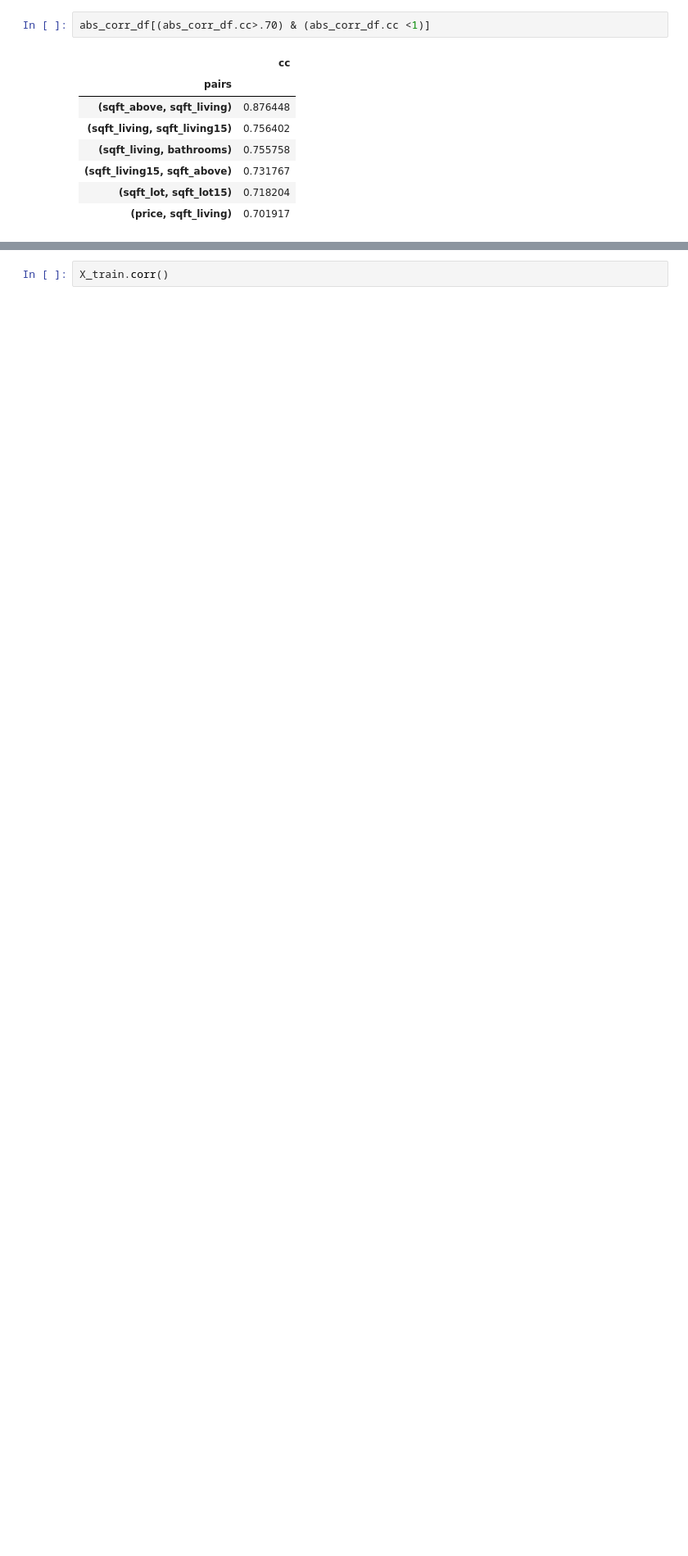
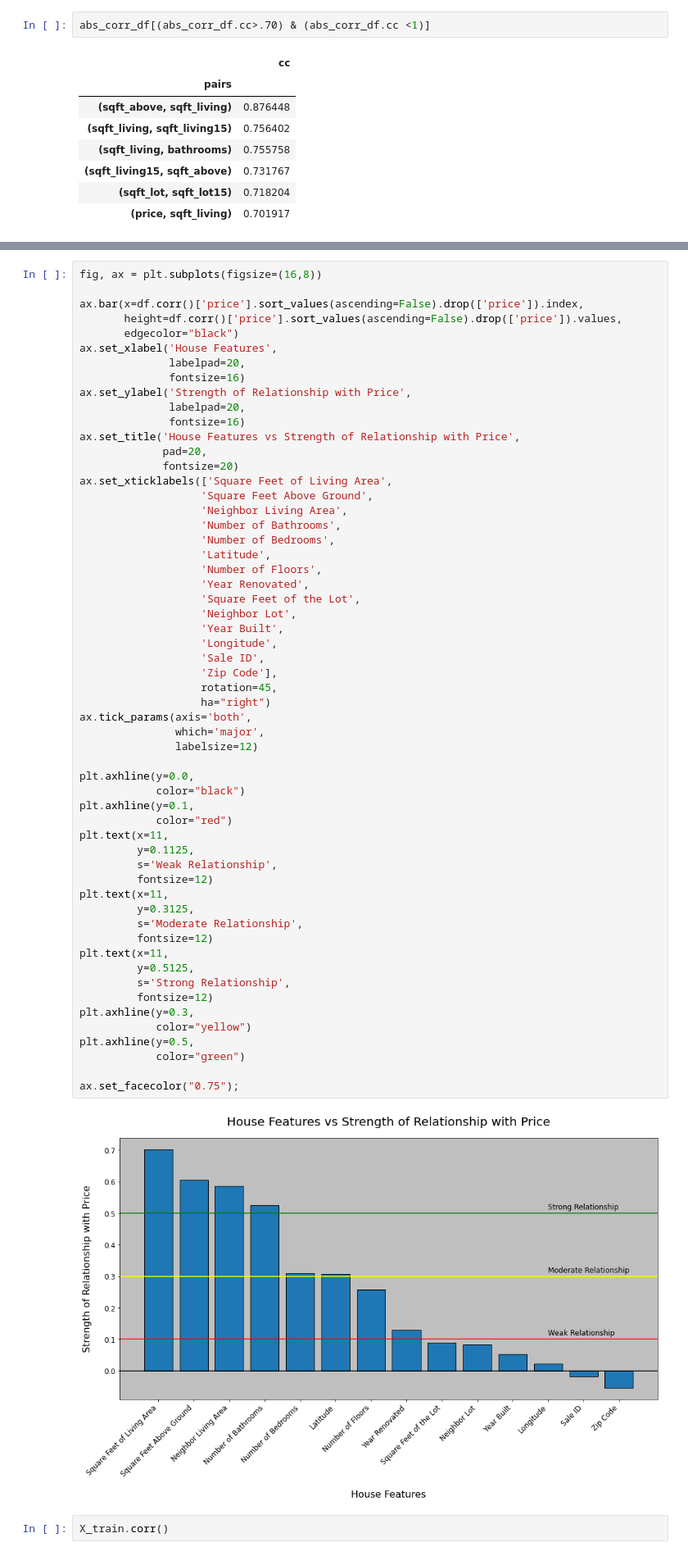
Before and after one commit to ChumpyDuelle/dsc-phase-2-project-v2-3, a Jupyter notebook: student.ipynb, the cells around one changed output, grey strips where cells are left out. Shown at 82% size. Saved outputs shown, nothing was run; the diff lists cells and outputs as text; blank space fills up the shorter version.

Commit message:
added-correlation-visualization

```diff
--- a/student.ipynb
+++ b/student.ipynb
@@ -562,3 +597,62 @@ sns.heatmap(df.corr(), center=0, annot=True);
+# %%
+fig, ax = plt.subplots(figsize=(16,8))
+
+ax.bar(x=df.corr()['price'].sort_values(ascending=False).drop(['price']).index,
+       height=df.corr()['price'].sort_values(ascending=False).drop(['price']).values,
+       edgecolor="black")
+ax.set_xlabel('House Features',
+              labelpad=20,
+              fontsize=16)
+ax.set_ylabel('Strength of Relationship with Price',
+              labelpad=20,
+              fontsize=16)
+ax.set_title('House Features vs Strength of Relationship with Price',
+             pad=20,
+             fontsize=20)
+ax.set_xticklabels(['Square Feet of Living Area',
+                   'Square Feet Above Ground',
+                   'Neighbor Living Area',
+                   'Number of Bathrooms',
+                   'Number of Bedrooms',
+                   'Latitude',
+                   'Number of Floors',
+                   'Year Renovated',
+                   'Square Feet of the Lot',
+                   'Neighbor Lot',
+                   'Year Built',
+                   'Longitude',
+                   'Sale ID',
+                   'Zip Code'],
+                   rotation=45,
+                   ha="right")
+ax.tick_params(axis='both',
+               which='major',
+               labelsize=12)
+
+plt.axhline(y=0.0,
+            color="black")
+plt.axhline(y=0.1,
+            color="red")
+plt.text(x=11,
+         y=0.1125,
+         s='Weak Relationship',
+         fontsize=12)
+plt.text(x=11,
+         y=0.3125,
+         s='Moderate Relationship',
+         fontsize=12)
+plt.text(x=11,
+         y=0.5125,
+         s='Strong Relationship',
+         fontsize=12)
+plt.axhline(y=0.3,
+            color="yellow")
+plt.axhline(y=0.5,
+            color="green")
+
+ax.set_facecolor("0.75");
+# %% [output]
+[figure, added]
 # %%
 X_train.corr()
 # %% [output]
```
Also changed, not shown: parts of 19 cells of this notebook.
